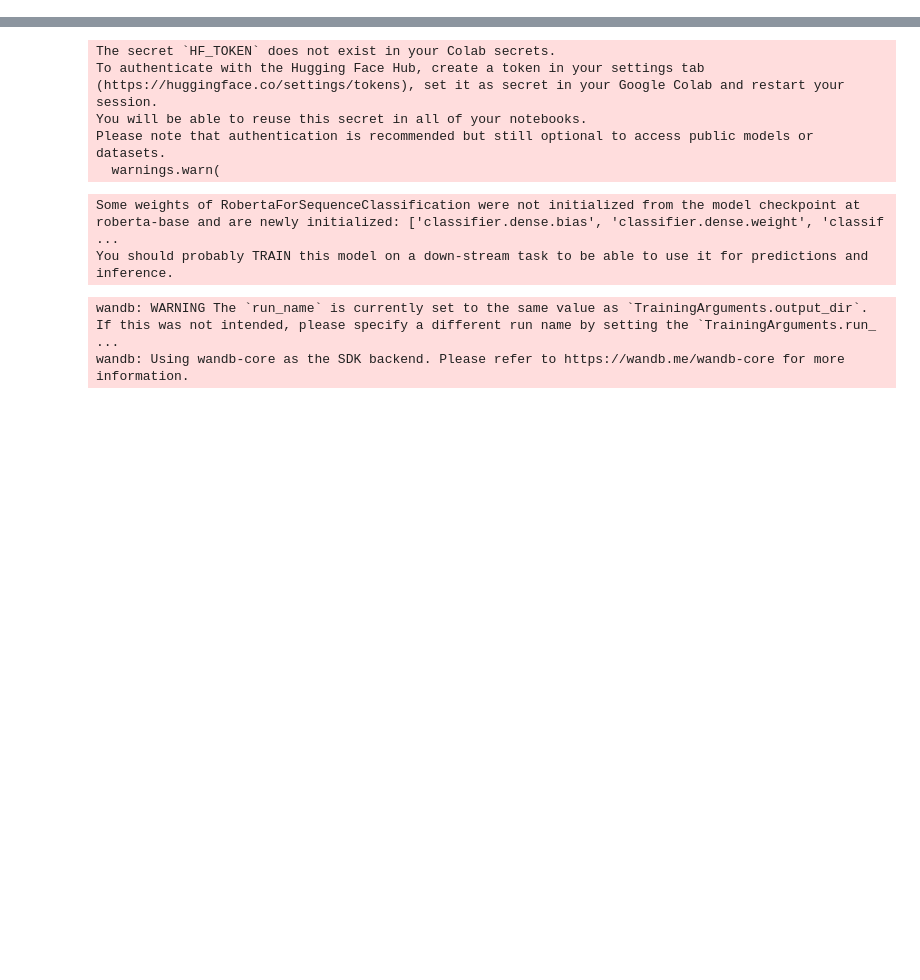
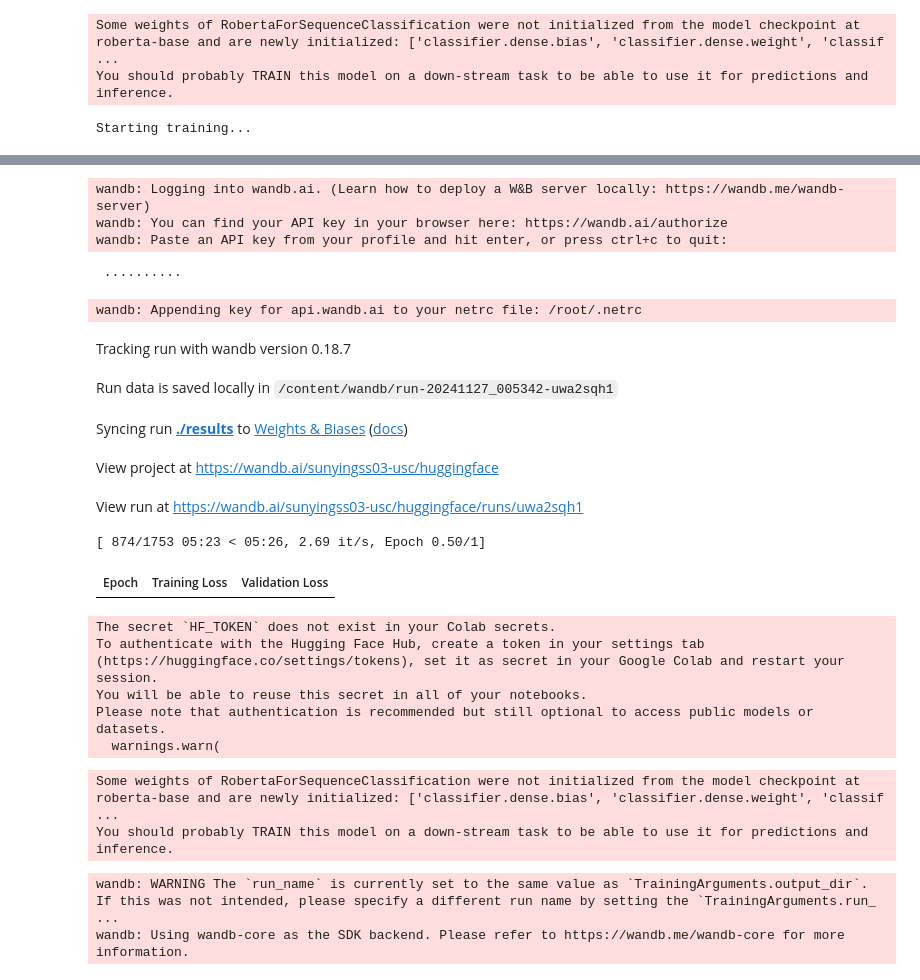
Before and after one commit to Huixian-Gong/Sentiment_Analysis_of_RateMyProfessor_Reviews, a Jupyter notebook: colab/robert.ipynb, the cells around one changed output, grey strips where cells are left out. Drawn from its saved outputs; the diff is of its cells as text; code cells hidden in the pictures; blank space fills up the shorter version.

```diff
--- a/colab/robert.ipynb
+++ b/colab/robert.ipynb
@@ -54,0 +66,44 @@ class CustomDataset(Dataset):
+# %%
+# Cell 4: Initialize tokenizer and model
+model_name = 'roberta-base'
+tokenizer = RobertaTokenizer.from_pretrained(model_name)
+model = RobertaForSequenceClassification.from_pretrained(
+    model_name,
+    num_labels=len(df.columns)-3,
+    problem_type="multi_label_classification"
+)
+
+# Cell 5: Create datasets
+train_dataset = CommentDataset(train_texts, train_labels, tokenizer)
+test_dataset = CommentDataset(test_texts, test_labels, tokenizer)
+
+# Cell 6: Set up training arguments
+training_args = TrainingArguments(
+    output_dir='./results',
+    num_train_epochs=1,
+    per_device_train_batch_size=16,
+    per_device_eval_batch_size=16,
+    warmup_steps=500,
+    weight_decay=0.01,
+    logging_dir='./logs',
+    logging_steps=10,
+    evaluation_strategy="epoch",
+    save_strategy="epoch",
+    load_best_model_at_end=True,
+)
+
+# Cell 7: Initialize trainer and train
+trainer = Trainer(
+    model=model,
+    args=training_args,
+    train_dataset=train_dataset,
+    eval_dataset=test_dataset,
+)
+
+print("Starting training...")
+trainer.train()
+print("Training completed!")
+# %% [output]
+Some weights of RobertaForSequenceClassification were not initialized from the model checkpoint at roberta-base and are newly initialized: ['classifier.dense.bias', 'classifier.dense.weight', 'classif ...
+You should probably TRAIN this model on a down-stream task to be able to use it for predictions and inference.
+Starting training...
@@ -54,0 +113,12 @@ class CustomDataset(Dataset):
+wandb: Logging into wandb.ai. (Learn how to deploy a W&B server locally: https://wandb.me/wandb-server)
+wandb: You can find your API key in your browser here: https://wandb.ai/authorize
+wandb: Paste an API key from your profile and hit enter, or press ctrl+c to quit:
+ ··········
+wandb: Appending key for api.wandb.ai to your netrc file: /root/.netrc
+Tracking run with wandb version 0.18.7
+Run data is saved locally in /content/wandb/run-20241127_005342-uwa2sqh1
+Syncing run ./results to Weights & Biases (docs)
+View project at https://wandb.ai/sunyingss03-usc/huggingface
+View run at https://wandb.ai/sunyingss03-usc/huggingface/runs/uwa2sqh1
+[ 874/1753 05:23 < 05:26, 2.69 it/s, Epoch 0.50/1]
+| Epoch | Training Loss | Validation Loss |
```
Also changed, not shown: parts of 15 cells of this notebook.
